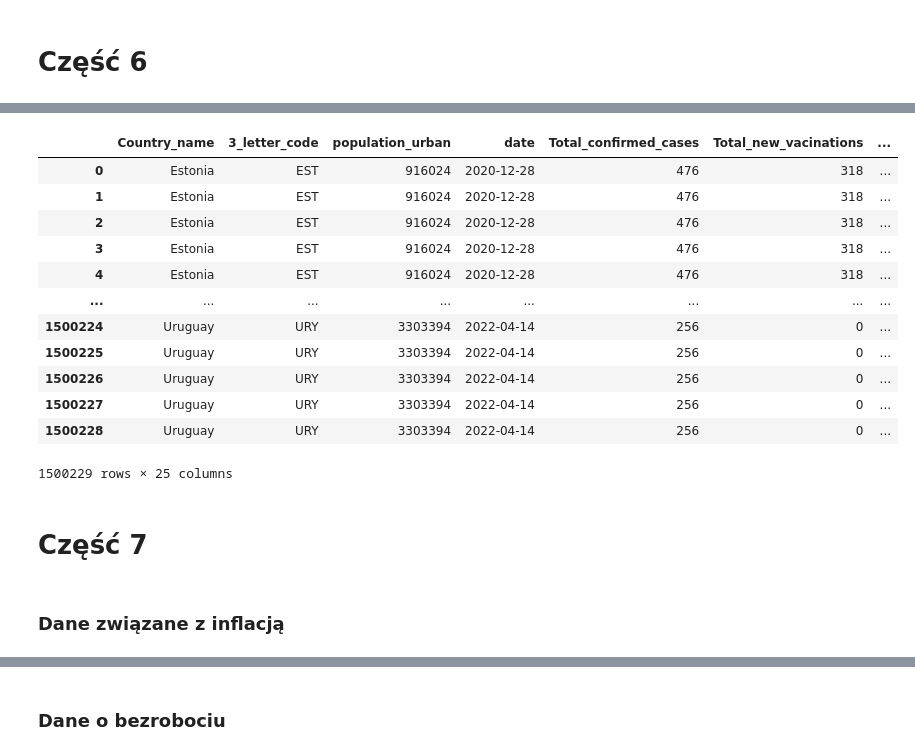
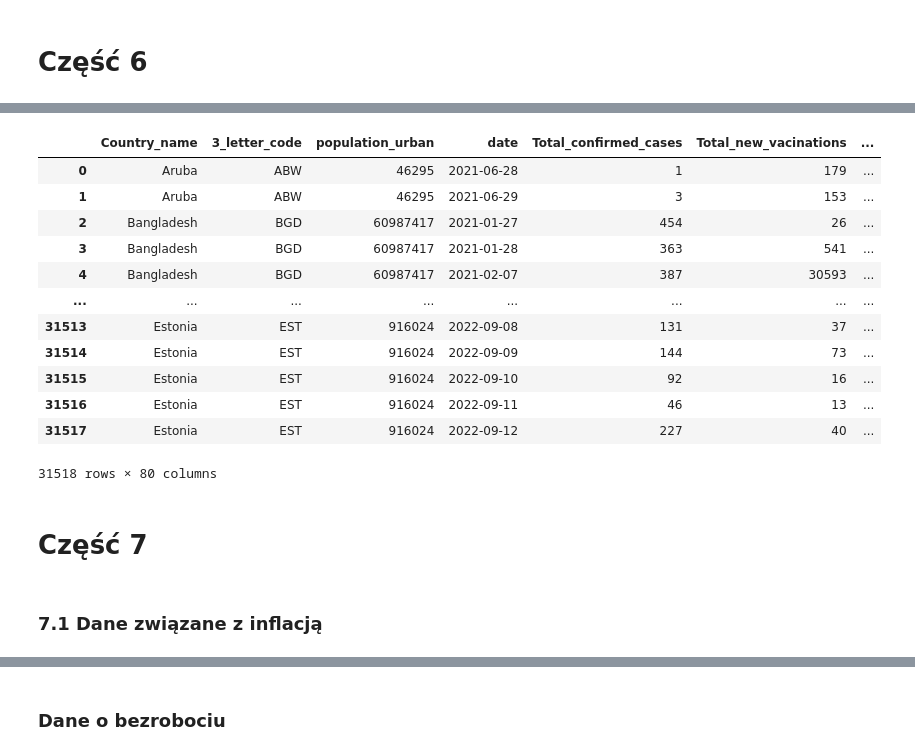
Before and after one commit to AbsZeroO/big-data, a Jupyter notebook: Poziom_1/Poziom1.ipynb, the cells around one changed output, grey strips where cells are left out. Drawn from its saved outputs; the diff is of its cells as text; code cells hidden in the pictures.

```diff
--- a/Poziom_1/Poziom1.ipynb
+++ b/Poziom_1/Poziom1.ipynb
@@ -163,9 +162,8 @@ display(country_all.filter(like='_per_'))
 # %%
-
-
 query_new_confirmed = ("""
 SELECT date, SUM(new_confirmed)
 FROM bigquery-public-data.covid19_open_data.covid19_open_data
+WHERE aggregation_level=0
 GROUP BY date
 HAVING SUM(new_confirmed) IS NOT NULL AND SUM(new_confirmed) > 0
 ORDER BY date ASC
@@ -174,6 +172,7 @@ ORDER BY date ASC
 query_new_deceased = ("""
 SELECT date, SUM(new_deceased)
 FROM bigquery-public-data.covid19_open_data.covid19_open_data
+WHERE aggregation_level=0
 GROUP BY date
 HAVING SUM(new_deceased) IS NOT NULL AND SUM(new_deceased) > 0
 ORDER BY date ASC
@@ -182,6 +181,7 @@ ORDER BY date ASC
 query_new_person_vaccinated = ("""
 SELECT date, SUM(new_persons_vaccinated)
 FROM bigquery-public-data.covid19_open_data.covid19_open_data
+WHERE aggregation_level=0
 GROUP BY date
 HAVING SUM(new_persons_vaccinated) IS NOT NULL AND SUM(new_persons_vaccinated) > 0
 ORDER BY date ASC
@@ -573,9 +558,9 @@ Usunięcie powtarzających się kolumn, usuwamy z naszego zbioru, ponieważ zbio
 # %%
-merge.drop('population', axis=1, inplace=True)
-merge.drop('area_sq_km', axis=1, inplace=True)
-merge.drop('population_density', axis=1, inplace=True)
-merge.drop('gdp_per_capita_usd', axis=1, inplace=True)
+df_data_from_4.drop('population', axis=1, inplace=True)
+df_data_from_4.drop('area_sq_km', axis=1, inplace=True)
+df_data_from_4.drop('population_density', axis=1, inplace=True)
+df_data_from_4.drop('gdp_per_capita_usd', axis=1, inplace=True)
 
-merge
+df_data_from_4
 # %% [output]
 |  | Country_name | 3_letter_code | population_urban | date | Total_confirmed_cases | Total_new_vacinations | ... |
@@ -594,15 +581,12 @@ merge
 # %%
-# 6.1 world_countries.csv
-
 # Tutaj możemy usunąć dane z 4.1, ponieważ są one już w pliku .csv z 4.1
 
 world_countries = pd.read_csv("world_countries.csv")
 
-merge = pd.merge(merge, world_countries, left_on=['3_letter_code'], right_on=['CCA3'], how="left")
-merge.drop('Country/Territory', axis=1, inplace=True)
-merge.drop('CCA3', axis=1, inplace=True)
-merge.to_csv("wyniki\\without_gpd.csv", index=False)
+df_with_countries = pd.merge(df_data_from_4, world_countries, left_on=['3_letter_code'], right_on=['CCA3'], how="left")
+df_with_countries.drop('Country/Territory', axis=1, inplace=True)
+df_with_countries.drop('CCA3', axis=1, inplace=True)
 
-merge
+df_with_countries
 # %% [output]
 |  | Country_name | 3_letter_code | population_urban | date | Total_confirmed_cases | Total_new_vacinations | ... |
@@ -620,35 +604,30 @@ merge
 31518 rows × 23 columns
 # %%
-gdp = pd.read_csv("gdp.csv")
-
-
-merge = pd.merge(merge, gdp, left_on=['3_letter_code'], right_on=['Country Code'], how="left")
-merge.drop('Country Name', axis=1, inplace=True)
-merge.drop('Country Code', axis=1, inplace=True)
-
-merge['Year'] = merge['Year'].astype('Int64')
-
-merge.to_csv("wyniki\\final_without_additional.csv", index=False)
-
-merge
+df_gdp = pd.read_csv("gdp.csv")
+df_gdp_pivot = df_gdp.pivot(index="Country Code", columns="Year", values="Value")
+df_gdp_pivot.columns = [f"GDP_{int(year)}" for year in df_gdp_pivot.columns]
+df_gdp_pivot.reset_index(inplace=True)
+df_with_gdp = df_with_countries.merge(df_gdp_pivot, left_on="3_letter_code", right_on="Country Code", how="left")
+df_with_gdp.drop(columns=["Country Code"], inplace=True)
+display(df_with_gdp)
 # %% [output]
 |  | Country_name | 3_letter_code | population_urban | date | Total_confirmed_cases | Total_new_vacinations | ... |
-| 0 | Estonia | EST | 916024 | 2020-12-28 | 476 | 318 | ... |
-| 1 | Estonia | EST | 916024 | 2020-12-28 | 476 | 318 | ... |
-| 2 | Estonia | EST | 916024 | 2020-12-28 | 476 | 318 | ... |
-| 3 | Estonia | EST | 916024 | 2020-12-28 | 476 | 318 | ... |
-| 4 | Estonia | EST | 916024 | 2020-12-28 | 476 | 318 | ... |
+| 0 | Aruba | ABW | 46295 | 2021-06-28 | 1 | 179 | ... |
+| 1 | Aruba | ABW | 46295 | 2021-06-29 | 3 | 153 | ... |
+| 2 | Bangladesh | BGD | 60987417 | 2021-01-27 | 454 | 26 | ... |
+| 3 | Bangladesh | BGD | 60987417 | 2021-01-28 | 363 | 541 | ... |
+| 4 | Bangladesh | BGD | 60987417 | 2021-02-07 | 387 | 30593 | ... |
 | ... | ... | ... | ... | ... | ... | ... | ... |
-| 1500224 | Uruguay | URY | 3303394 | 2022-04-14 | 256 | 0 | ... |
-| 1500225 | Uruguay | URY | 3303394 | 2022-04-14 | 256 | 0 | ... |
-| 1500226 | Uruguay | URY | 3303394 | 2022-04-14 | 256 | 0 | ... |
-| 1500227 | Uruguay | URY | 3303394 | 2022-04-14 | 256 | 0 | ... |
-| 1500228 | Uruguay | URY | 3303394 | 2022-04-14 | 256 | 0 | ... |
+| 31513 | Estonia | EST | 916024 | 2022-09-08 | 131 | 37 | ... |
+| 31514 | Estonia | EST | 916024 | 2022-09-09 | 144 | 73 | ... |
+| 31515 | Estonia | EST | 916024 | 2022-09-10 | 92 | 16 | ... |
+| 31516 | Estonia | EST | 916024 | 2022-09-11 | 46 | 13 | ... |
+| 31517 | Estonia | EST | 916024 | 2022-09-12 | 227 | 40 | ... |
-1500229 rows × 25 columns
+31518 rows × 80 columns
 # %% [markdown]
 # Część 7
 # %% [markdown]
-### Dane związane z inflacją
+### 7.1 Dane związane z inflacją
 # %%
 # https://www.worldbank.org/en/research/brief/inflation-database
 
```
Also changed, not shown: parts of 40 cells of this notebook.
